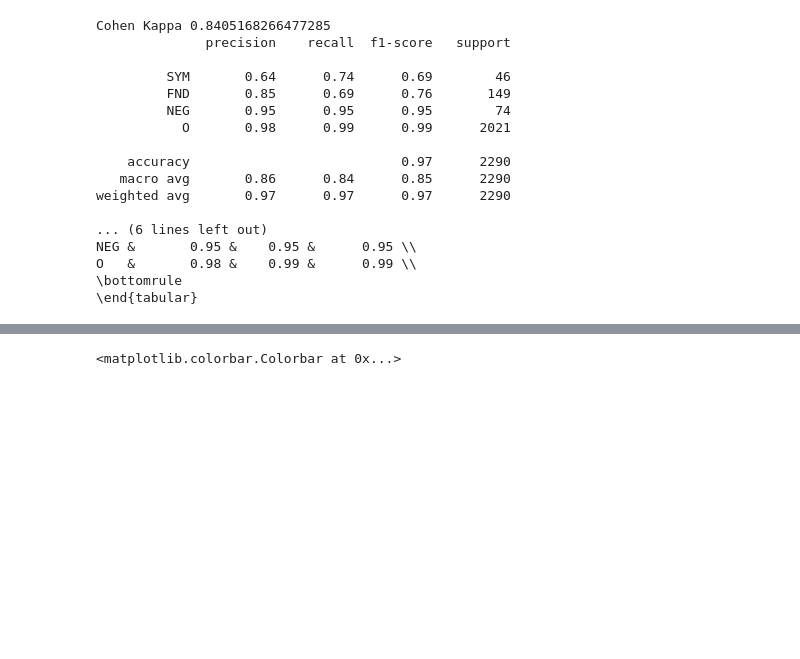
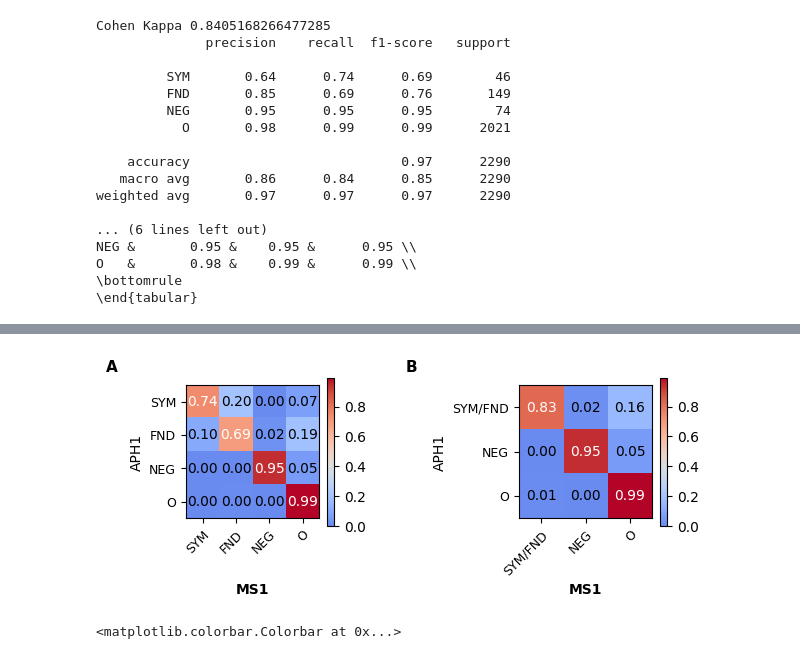
Before and after one commit to callebalik/clinical_NLP_SE, a Jupyter notebook: scripts/confusion_matrix_plot.ipynb, the cells around one changed output, grey strips where cells are left out. Cells and saved outputs as stored; diff of their text form; code cells hidden in the pictures; blank space fills up the shorter version.

Commit message:
updated legends in confusion plot

```diff
--- a/scripts/confusion_matrix_plot.ipynb
+++ b/scripts/confusion_matrix_plot.ipynb
@@ -252,3 +192,55 @@ plt.savefig(f"{DATA}/processed/IAA_SYM_FND", )
+# %%
+
+
+from matplotlib import pyplot as plt
+import matplotlib as mpl
+import matplotlib.gridspec as gridspec
+
+from plot_confusion_matrix import plot_confusion_matrix
+
+
+fg = plt.figure(tight_layout=True) #This to avoid overlap of labels and titles across plots
+
+spec2 = gridspec.GridSpec(2,2)
+
+axs = [fg.add_subplot(spec2[0]),fg.add_subplot(spec2[1])]
+
+cls1 = ["SYM", "FND","NEG","O"]
+cls2 = ["SYM/FND","NEG","O"]
+
+cm1, ax1, im1 = plot_confusion_matrix(df_sfno.A1, df_sfno.A2, cls1, ax=axs[0], normalize=True, cmap=coolw_new)
+cm2, ax2, im2 = plot_confusion_matrix(df_sfno.A1_sf, df_sfno.A2_sf, cls2, ax=axs[1], normalize=True, cmap=coolw_new)
+
+[ax.set(title=None) for ax in axs]
+
+label = {#'family': 'serif',
+        'color':  'black',
+        'weight': 'bold',
+        'size': 10,
+        }
+
+[ax.set_xlabel(xlabel='MS1', fontdict=label) for ax in axs]
+[ax.set_ylabel(ylabel='APH1', fontdict=label) for ax in axs]
+fg.align_labels()
+
+
+axs[0].figure.colorbar(im1, ax=axs[0], fraction=0.05)
+axs[1].figure.colorbar(im2, ax=axs[1], fraction=0.05)
+
+
+
+axs = fg.get_axes()
+
+axs[0].annotate("A", xy=(-0.60, 1.1), xycoords="axes fraction", fontsize=11, weight = 'bold')
+axs[1].annotate("B", xy=(-0.85, 1.1), xycoords="axes fraction", fontsize=11, weight = 'bold')
+# plt.subplots_adjust(left=-0.45)
+
+
+plt.show()
+
+# plt.savefig(f"{DATA}/processed/IAA_SYM_FND", )
+# %% [output]
+[figure, added]
 # %%
 import numpy as np
 import pandas as pd
```
Also changed, not shown: parts of 2 cells of this notebook, 1 other file.
